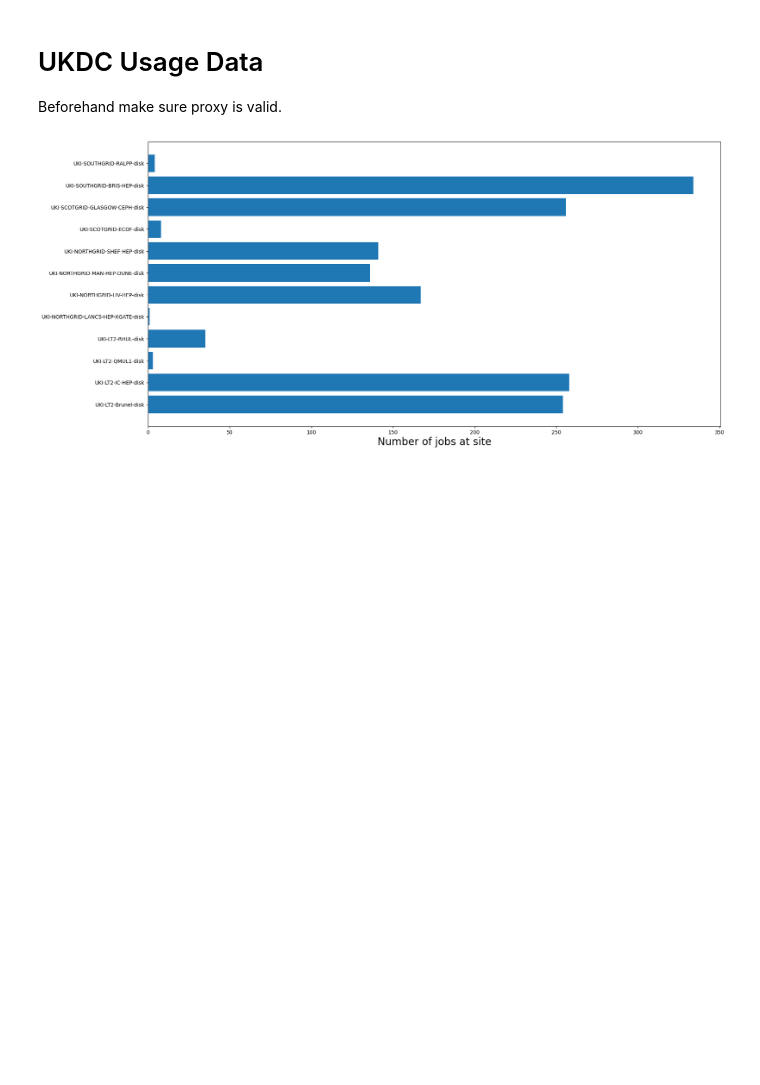
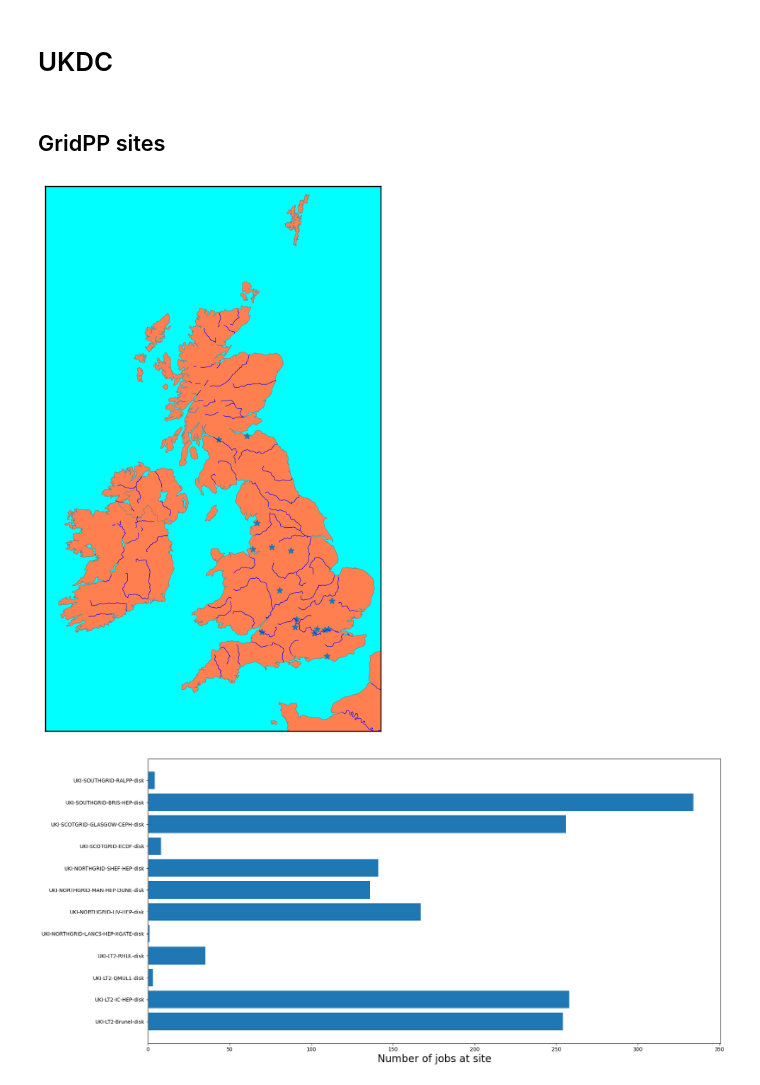
Before and after one commit to seriksen/sustainable-lz, a Jupyter notebook: computing/ukdc.ipynb, the cells around one changed output. Drawn from its saved outputs; the diff is of its cells as text; code cells hidden in the pictures; blank space fills up the shorter version.

Commit message:
feat: Add UKDC site location data and plot

```diff
--- a/computing/ukdc.ipynb
+++ b/computing/ukdc.ipynb
@@ -1,7 +1,5 @@
-# %% [markdown]
-# UKDC Usage Data
-
-Beforehand make sure proxy is valid.
+# %% [markdown]
+# UKDC
 # %%
 import subprocess
 from datetime import datetime
@@ -16,3 +14,46 @@ import json
+# %% [markdown]
+## GridPP sites
+# %%
+with open('../data/ukdc_site_locations.yaml') as file:
+    site_data = yaml.load(file, Loader=yaml.Loader)
+# %%
+fig = plt.figure(figsize=(20,10))
+
+# reduce so it's just the UK
+
+m = Basemap(projection='merc',
+            llcrnrlat=49, urcrnrlat=61,
+            llcrnrlon=-11, urcrnrlon=2,
+            lat_ts=0, resolution='i')
+
+
+# Draw the map boundary and fill with color
+m.drawmapboundary(fill_color='aqua')
+
+# Fill the continents with a more natural color and the lakes with a specific color
+m.fillcontinents(color='coral', lake_color='aqua')
+
+# Draw coastlines and countries with a more detailed color
+m.drawcoastlines(linewidth=0.5, color='gray')
+m.drawcountries(linewidth=0.5, color='gray')
+
+# Draw rivers with a specific color
+m.drawrivers(color='blue')
+
+# Add relief shading for topography
+m.shadedrelief()
+
+x = []
+y = []
+for site in site_data.keys():
+    long, lat = m(site_data[site]['Latitude'], site_data[site]['Longitude'])
+    x.append(long)
+    y.append(lat)
+plt.scatter(x, y, marker='*')
+
+plt.show()
+# %% [output]
+[figure, added]
 # %%
 # Get job IDs
 
```
Also changed, not shown: parts of 1 cell of this notebook, 1 other file.
